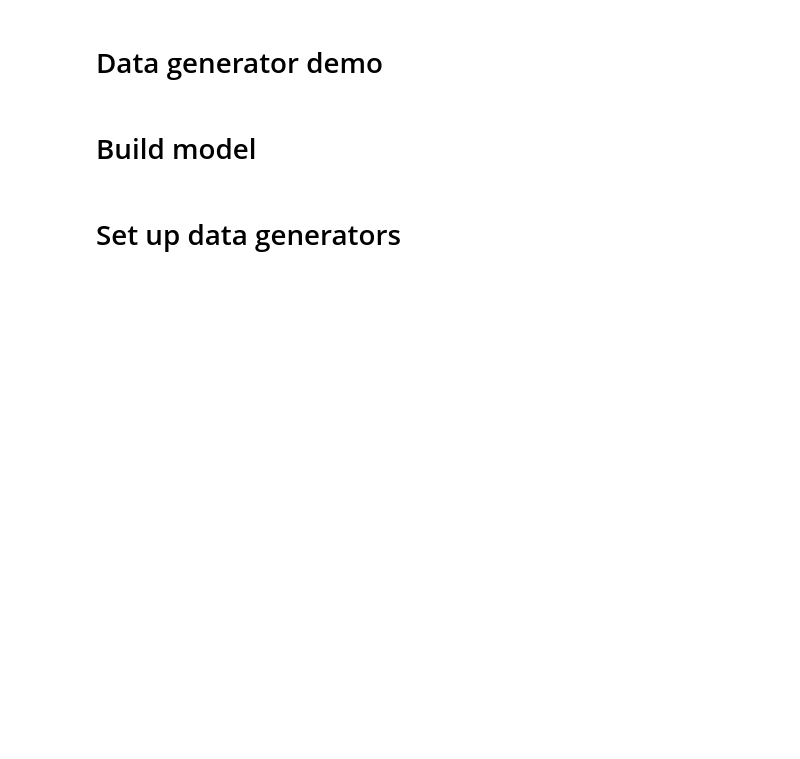
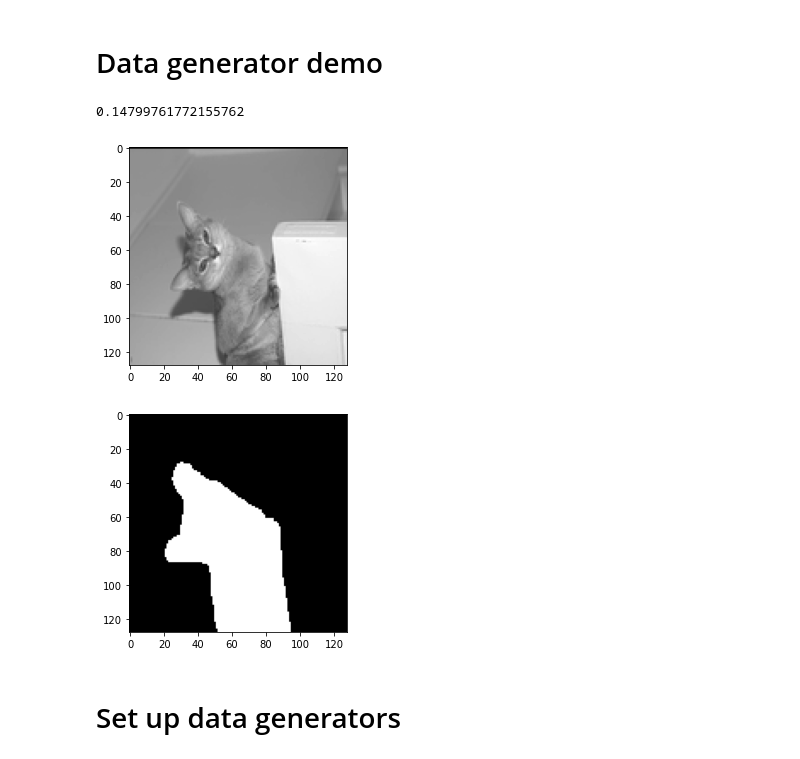
Before and after one commit to fogg-lab/tissue-model-analysis-tools, a Jupyter notebook: notebooks/oxford_pets_v1.ipynb, the cells around one changed output. Drawn from its saved outputs; the diff is of its cells as text; code cells hidden in the pictures; blank space fills up the shorter version.

Commit message:
Helper function updated and data generation updated to include weights.

```diff
--- a/notebooks/oxford_pets_v1.ipynb
+++ b/notebooks/oxford_pets_v1.ipynb
@@ -49,6 +49,19 @@ def augment(img, rot, hflip, vflip, expand_dims=True):
         img = np.expand_dims(cv2.warpAffine(img, rot_mat, hw), 2)
 
     return img
+
+
+def load_y(label_paths, img_size, fg_vals, bg_vals):
+    y = np.zeros((len(label_paths),) + img_size + (1,), dtype=np.uint8)
+    for j, path in enumerate(label_paths):
+        # Use interpolation="nearest" to ensure mask is only valid bit values
+        img = load_img(path, target_size=img_size, color_mode="grayscale", interpolation="nearest")
+        # add a third dimension to the array
+        img = np.expand_dims(img, 2)
+        # Collapse the mask from three labels to two labels
+        img = map2bin(img, fg_vals, bg_vals)
+        y[j] = img
+    return y
 # %% [markdown]
 # Validate images match labels in order & count
 # %%
@@ -98,7 +119,7 @@ class OxfordPetsSequence(Sequence):
     """Helper to iterate over the data"""
     # TODO: edit to turn off augmentations for validation
 
-    def __init__(self, batch_size, img_size, input_img_paths, target_img_paths, random_state, fg_vals, bg_vals, augmentation_function=None):
+    def __init__(self, batch_size, img_size, input_img_paths, target_img_paths, random_state, fg_vals, bg_vals, sample_weights=None, augmentation_function=None):
         self.batch_size = batch_size
         self.img_size = img_size
         self.input_img_paths = input_img_paths
@@ -106,7 +127,12 @@ class OxfordPetsSequence(Sequence):
         self.rs: np.random.RandomState = random_state
         self.fg_vals = fg_vals
         self.bg_vals = bg_vals
+        self.sample_weights = sample_weights
+        if sample_weights:
+            self.fg_weight = sample_weights[0]
+            self.bg_weight = sample_weights[1]
         self.augmentation_function = augmentation_function
+
 
     def __len__(self):
         return len(self.target_img_paths) // self.batch_size
@@ -156,18 +182,26 @@ class OxfordPetsSequence(Sequence):
 
             x, y = d.compute((d.delayed(aug_imgs)(x), d.delayed(aug_imgs)(y)))[0]
 
+        if self.sample_weights:
+            sample_weights = np.zeros(shape=y.shape)
+            sample_weights[y == 1] = self.fg_weight
+            sample_weights[y != 1] = self.bg_weight
+            return x, y, sample_weights
+
         return x, y
 # %% [markdown]
 # Data generator demo
 # %%
-pets_demo = OxfordPetsSequence(batch_size, img_size, img_paths, label_paths, rs, fg_vals, bg_vals, augment)
+pets_demo = OxfordPetsSequence(batch_size, img_shape, img_paths, label_paths, rs, fg_vals, bg_vals, augmentation_function=augment)
 start = time.time()
 X, y = pets_demo[1]
 stop = time.time()
 print(stop - start)
 plt.imshow(X[1][:,:,0], cmap='gray')
 plt.show()
 plt.imshow(y[1][:,:,0], cmap='gray')
 plt.show()
+# %% [output]
+0.14799761772155762
+[figure, added]
+[figure, added]
-# %% [markdown]
-# Build model
```
Also changed, not shown: parts of 16 cells of this notebook, 1 other file.
